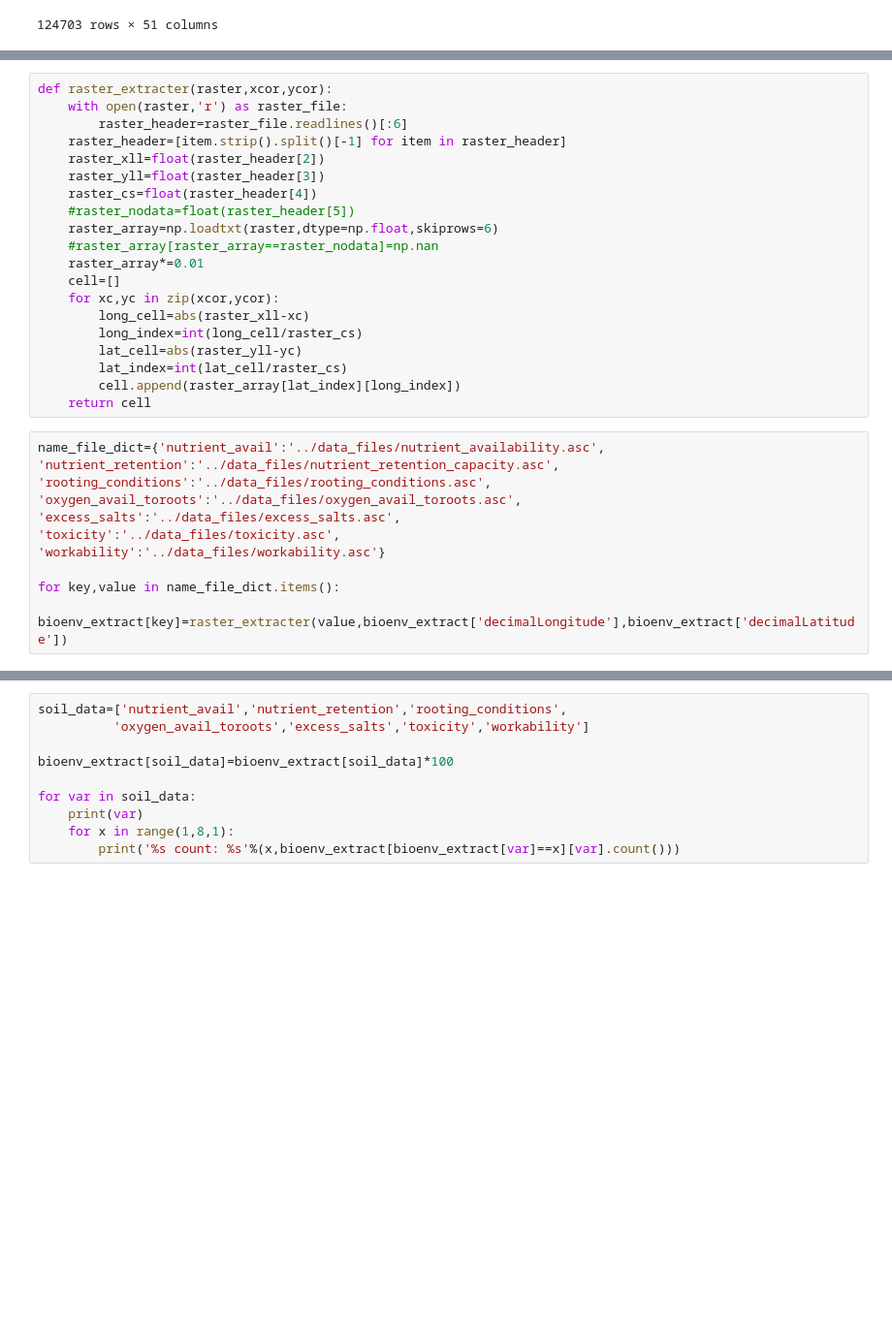
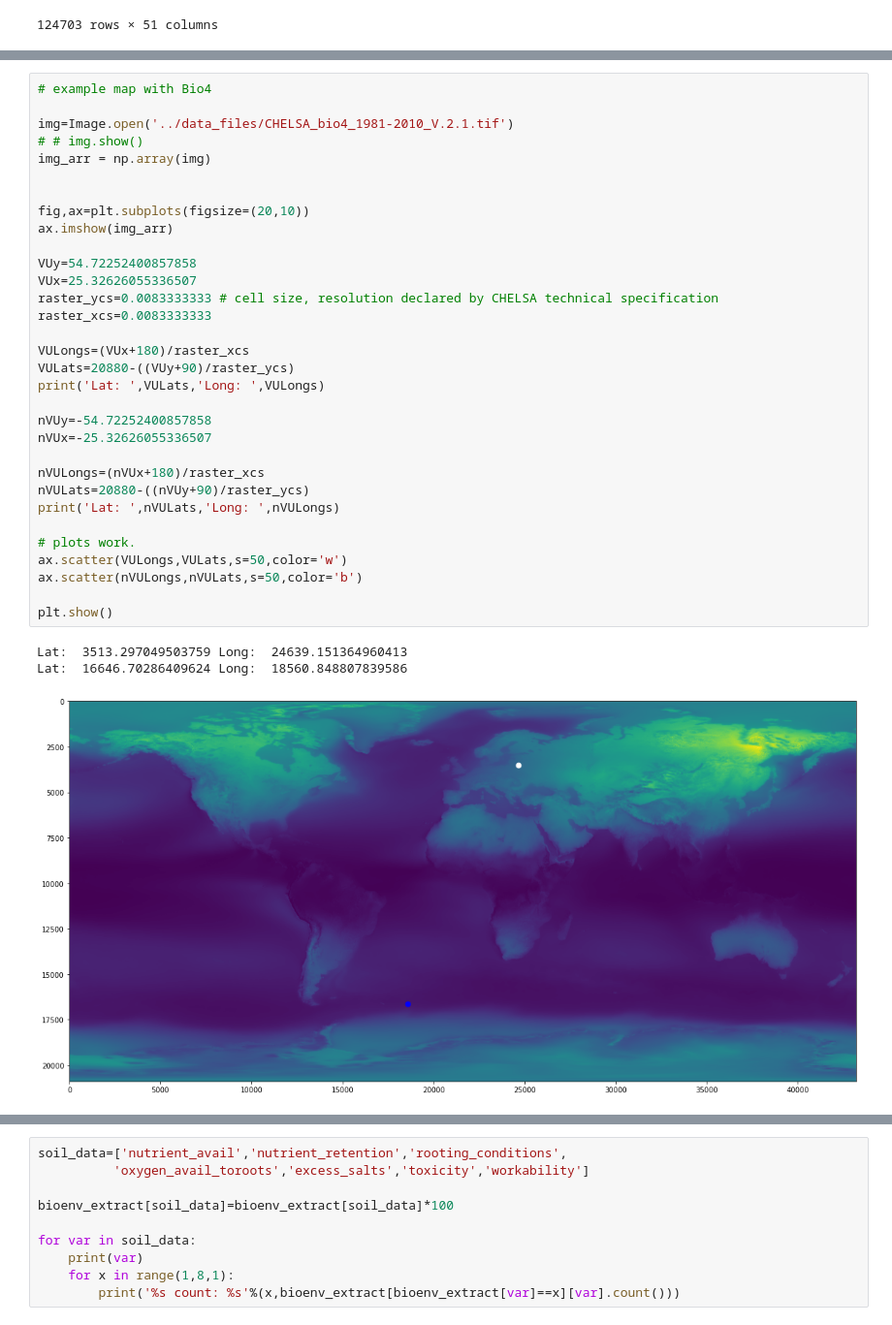
Before and after one commit to mftorres/palm_leaf, a Jupyter notebook: notebooks/01_GBIF_variables_data_prep.ipynb, the cells around one changed output, grey strips where cells are left out. Shown at 97% size. Drawn from its saved outputs; the diff is of its cells as text; blank space fills up the shorter version.

```diff
--- a/notebooks/01_GBIF_variables_data_prep.ipynb
+++ b/notebooks/01_GBIF_variables_data_prep.ipynb
@@ -652,31 +664,36 @@ We will consider SQ1, SQ2, SQ5, SQ6.
-# %%
-def raster_extracter(raster,xcor,ycor):
-    with open(raster,'r') as raster_file:
-        raster_header=raster_file.readlines()[:6]
-    raster_header=[item.strip().split()[-1] for item in raster_header]
-    raster_xll=float(raster_header[2])
-    raster_yll=float(raster_header[3])
-    raster_cs=float(raster_header[4])
-    #raster_nodata=float(raster_header[5])
-    raster_array=np.loadtxt(raster,dtype=np.float,skiprows=6)
-    #raster_array[raster_array==raster_nodata]=np.nan
-    raster_array*=0.01
-    cell=[]
-    for xc,yc in zip(xcor,ycor):
-        long_cell=abs(raster_xll-xc)
-        long_index=int(long_cell/raster_cs)
-        lat_cell=abs(raster_yll-yc)
-        lat_index=int(lat_cell/raster_cs)
-        cell.append(raster_array[lat_index][long_index])
-    return cell
-# %%
-name_file_dict={'nutrient_avail':'../data_files/nutrient_availability.asc',
-'nutrient_retention':'../data_files/nutrient_retention_capacity.asc',
-'rooting_conditions':'../data_files/rooting_conditions.asc',
-'oxygen_avail_toroots':'../data_files/oxygen_avail_toroots.asc',
-'excess_salts':'../data_files/excess_salts.asc',
-'toxicity':'../data_files/toxicity.asc',
-'workability':'../data_files/workability.asc'}
-
-for key,value in name_file_dict.items():
-    bioenv_extract[key]=raster_extracter(value,bioenv_extract['decimalLongitude'],bioenv_extract['decimalLatitude'])
+# %%
+# example map with Bio4
+
+img=Image.open('../data_files/CHELSA_bio4_1981-2010_V.2.1.tif')
+# # img.show()
+img_arr = np.array(img)
+
+
+fig,ax=plt.subplots(figsize=(20,10))
+ax.imshow(img_arr)
+
+VUy=54.72252400857858
+VUx=25.32626055336507
+raster_ycs=0.0083333333 # cell size, resolution declared by CHELSA technical specification
+raster_xcs=0.0083333333
+
+VULongs=(VUx+180)/raster_xcs
+VULats=20880-((VUy+90)/raster_ycs)
+print('Lat: ',VULats,'Long: ',VULongs)
+
+nVUy=-54.72252400857858
+nVUx=-25.32626055336507
+
+nVULongs=(nVUx+180)/raster_xcs
+nVULats=20880-((nVUy+90)/raster_ycs)
+print('Lat: ',nVULats,'Long: ',nVULongs)
+
+# plots work.
+ax.scatter(VULongs,VULats,s=50,color='w')
+ax.scatter(nVULongs,nVULats,s=50,color='b')
+
+plt.show()
+# %% [output]
+Lat:  3513.297049503759 Long:  24639.151364960413
+Lat:  16646.70286409624 Long:  18560.848807839586
+[figure, added]
```
Also changed, not shown: parts of 11 cells of this notebook.
